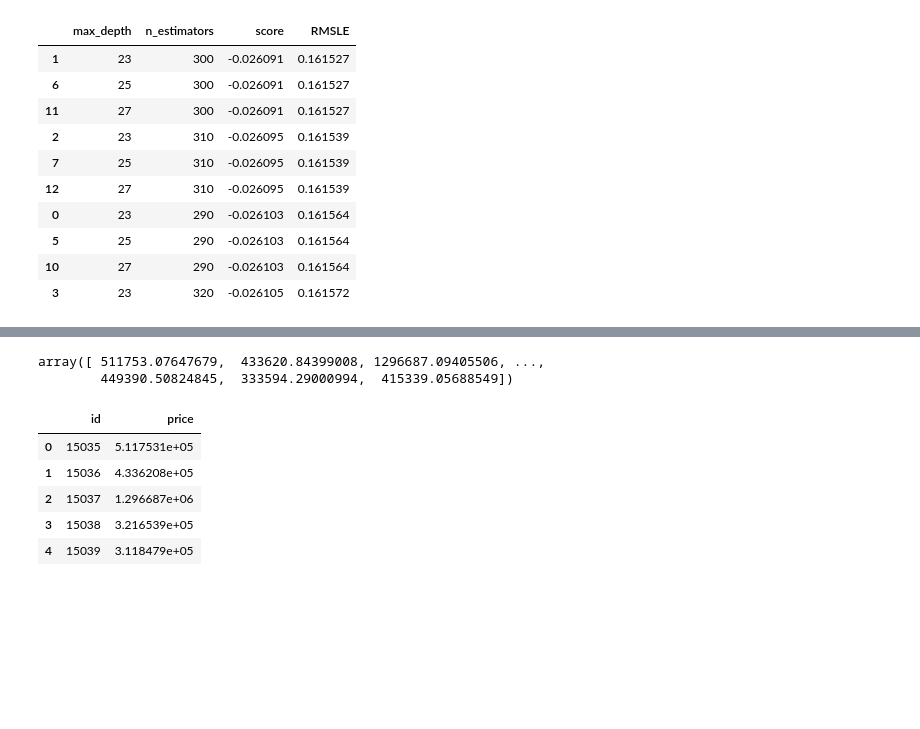
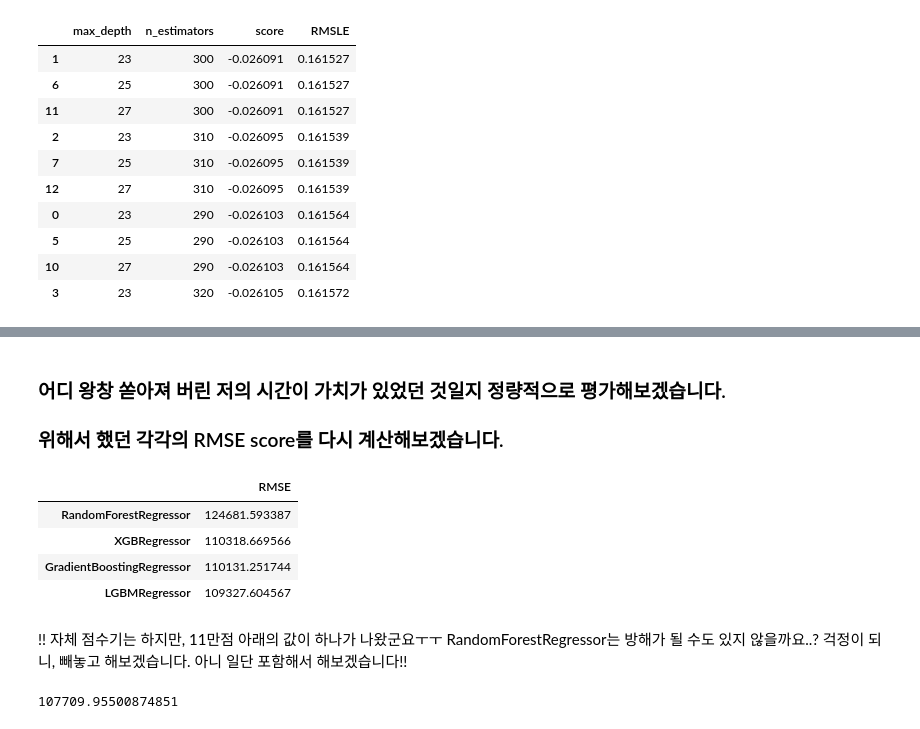
Before and after one commit to SunCreation/aiffel, a Jupyter notebook: Working/kaggle/kaggle_kakr_housing/[EX-06].ipynb, the cells around one changed output, grey strips where cells are left out. Cells and saved outputs as stored; diff of their text form; code cells hidden in the pictures; blank space fills up the shorter version.

```diff
--- a/Working/kaggle/kaggle_kakr_housing/[EX-06].ipynb
+++ b/Working/kaggle/kaggle_kakr_housing/[EX-06].ipynb
@@ -694 +717,4 @@ results3[:10]
+# %% [markdown]
+### 어디 왕창 쏟아져 버린 저의 시간이 가치가 있었던 것일지 정량적으로 평가해보겠습니다.
+### 위해서 했던 각각의 RMSE score를 다시 계산해보겠습니다.
 # %%
@@ -699,16 +729,22 @@ rdforest = RandomForestRegressor(random_state=random_state,)
-# %%
-prediction = model.predict(test)
-prediction
-# %% [output]
-array([ 511753.07647679,  433620.84399008, 1296687.09405506, ...,
-        449390.50824845,  333594.29000994,  415339.05688549])
-# %%
-subm = pd.DataFrame(data={'id':sub_id,'price':prediction})
-subm.head()
-# %% [output]
-|  | id | price |
-| 0 | 15035 | 5.117531e+05 |
-| 1 | 15036 | 4.336208e+05 |
-| 2 | 15037 | 1.296687e+06 |
-| 3 | 15038 | 3.216539e+05 |
-| 4 | 15039 | 3.118479e+05 |
+# %%
+get_scores_logprice(models, train, y)
+# %% [output]
+|  | RMSE |
+| RandomForestRegressor | 124681.593387 |
+| XGBRegressor | 110318.669566 |
+| GradientBoostingRegressor | 110131.251744 |
+| LGBMRegressor | 109327.604567 |
+# %% [markdown]
+!! 자체 점수기는 하지만, 11만점 아래의 값이 하나가 나왔군요ㅜㅜ
+RandomForestRegressor는 방해가 될 수도 있지 않을까요..? 걱정이 되니, 빼놓고 해보겠습니다. 아니 일단 포함해서 해보겠습니다!!
+# %%
+def Ensamble_score(models, x, y):
+    X_train, X_test, y_train, y_test = train_test_split(x, y, random_state=random_state, test_size=0.2)
+    y_pred = AveragingBlending_log(models,X_train, y_train, X_test)
+    score = rmse(y_test,y_pred)
+    return score
+
+score = Ensamble_score(models, train, y)
+score
+# %% [output]
+107709.95500874851
```
Also changed, not shown: parts of 21 cells of this notebook, 9 other files.
